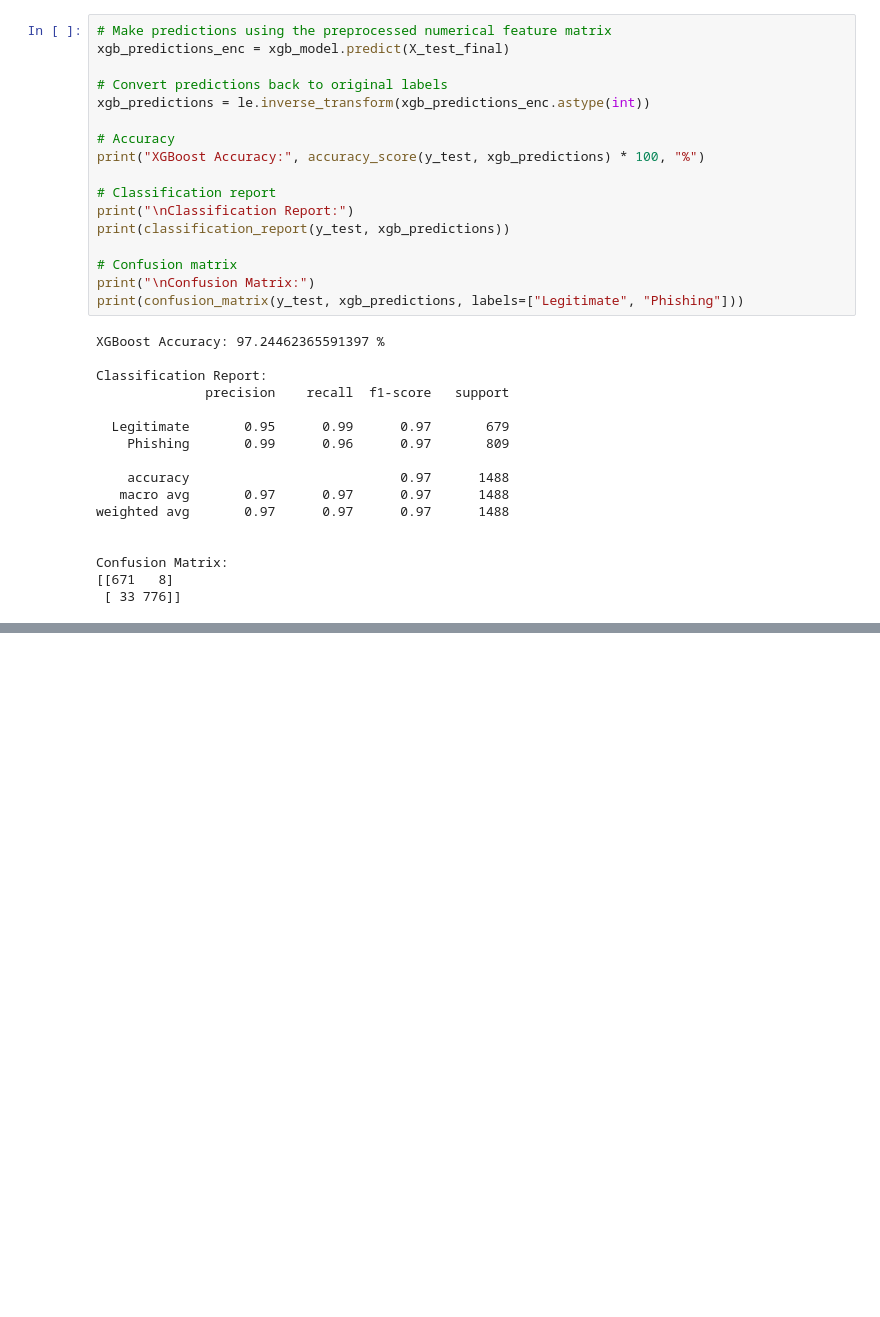
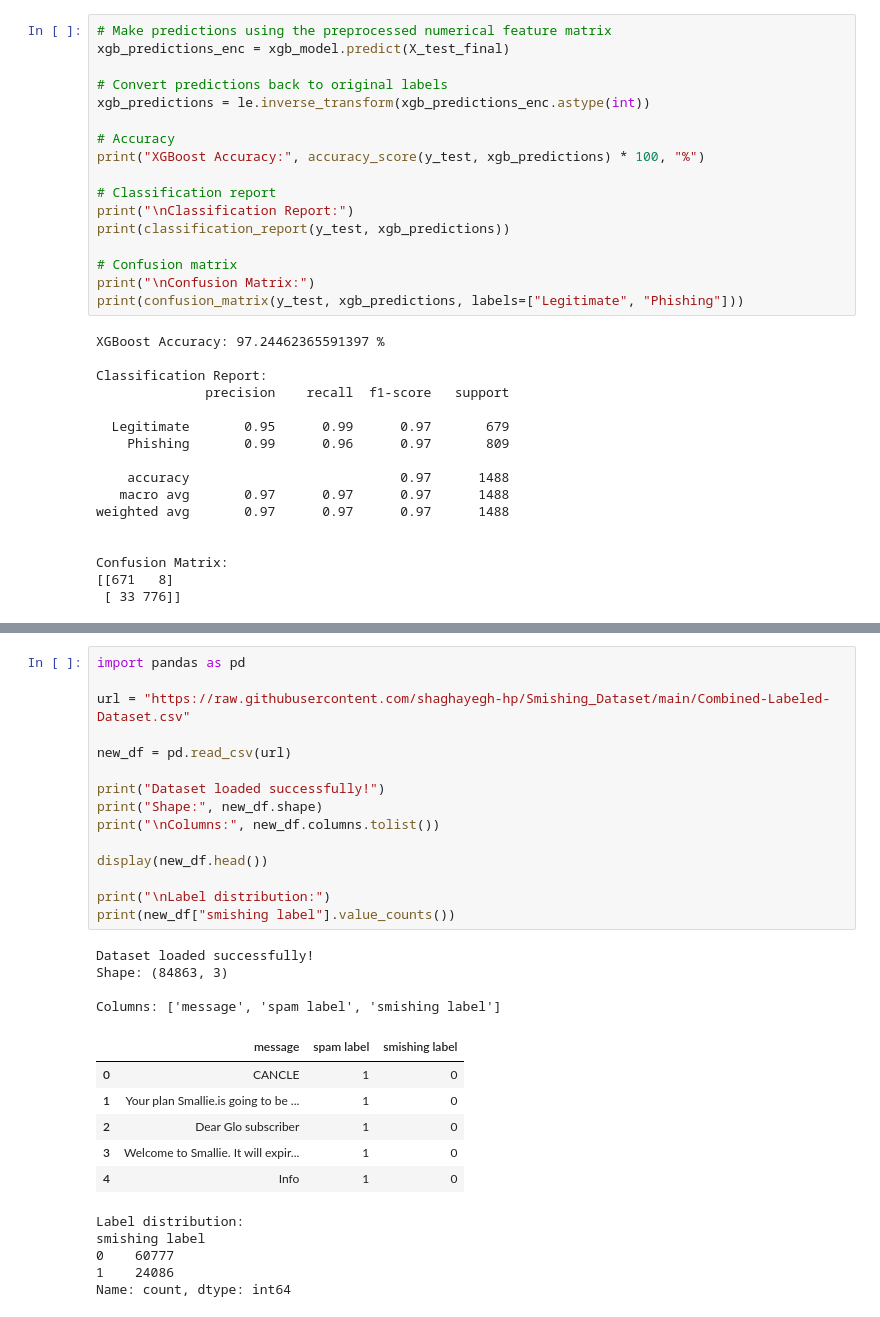
Before and after one commit to bhu27/Multimodal_Phishing_XAI, a Jupyter notebook: modeltraning.ipynb, the cells around one changed output, grey strips where cells are left out. Cells and saved outputs as stored; diff of their text form; blank space fills up the shorter version.

```diff
--- a/modeltraning.ipynb
+++ b/modeltraning.ipynb
@@ -925,0 +1351,31 @@ Confusion Matrix:
+# %%
+import pandas as pd
+
+url = "https://raw.githubusercontent.com/shaghayegh-hp/Smishing_Dataset/main/Combined-Labeled-Dataset.csv"
+
+new_df = pd.read_csv(url)
+
+print("Dataset loaded successfully!")
+print("Shape:", new_df.shape)
+print("\nColumns:", new_df.columns.tolist())
+
+display(new_df.head())
+
+print("\nLabel distribution:")
+print(new_df["smishing label"].value_counts())
+# %% [output]
+Dataset loaded successfully!
+Shape: (84863, 3)
+
+Columns: ['message', 'spam label', 'smishing label']
+|  | message | spam label | smishing label |
+| 0 | CANCLE | 1 | 0 |
+| 1 | Your plan Smallie.is going to be ... | 1 | 0 |
+| 2 | Dear Glo subscriber | 1 | 0 |
+| 3 | Welcome to Smallie. It will expir... | 1 | 0 |
+| 4 | Info | 1 | 0 |
+Label distribution:
+smishing label
+0    60777
+1    24086
+Name: count, dtype: int64
```
Also changed, not shown: parts of 48 cells of this notebook.
